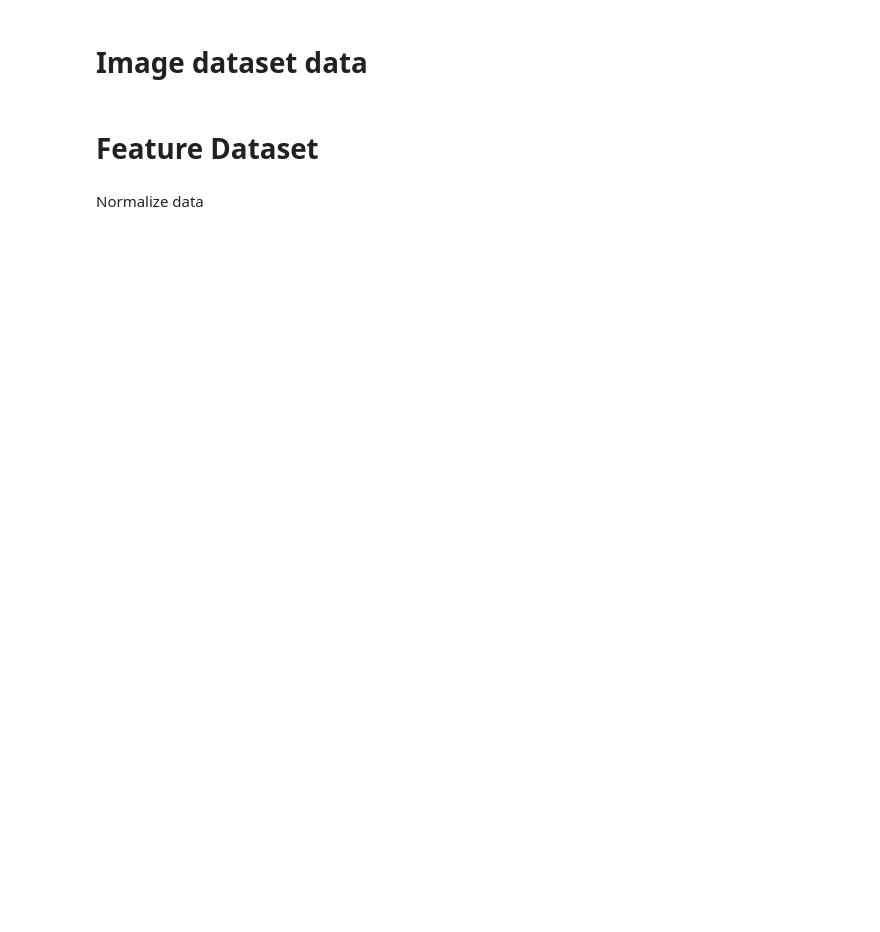
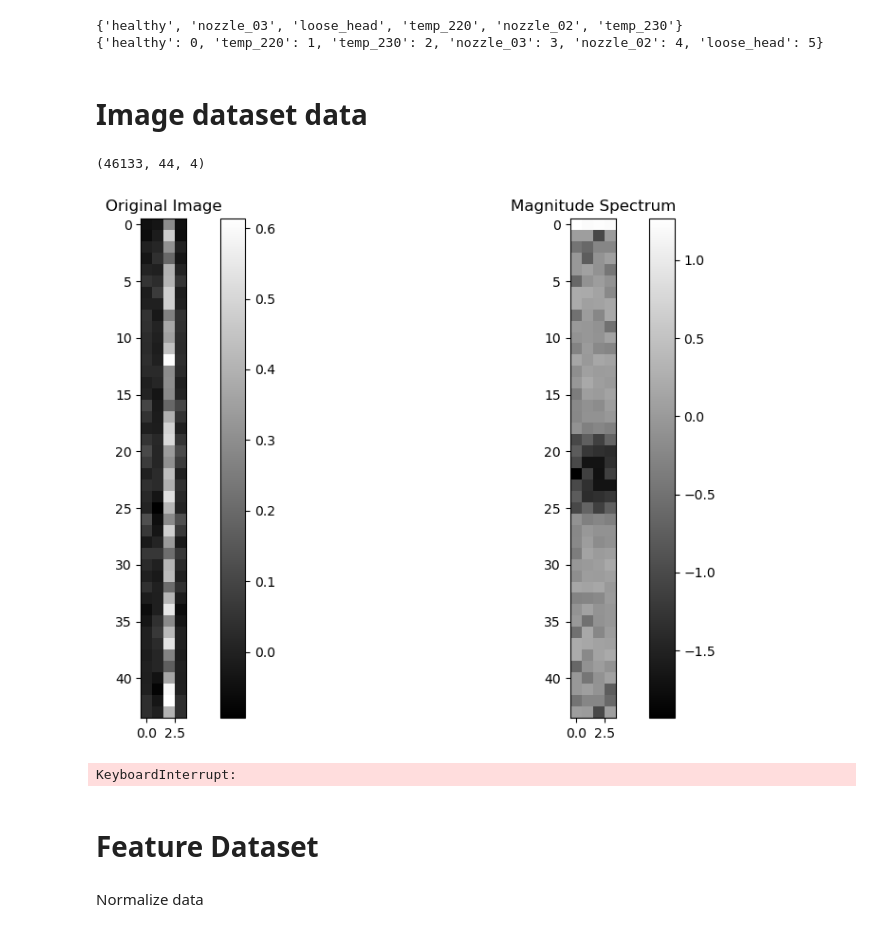
Before and after one commit to LeoKenny/3D_printer_failure_detection, a Jupyter notebook: data_feature_image_extraction.ipynb, the cells around one changed output. Saved outputs shown, nothing was run; the diff lists cells and outputs as text; code cells hidden in the pictures; blank space fills up the shorter version.

```diff
--- a/data_feature_image_extraction.ipynb
+++ b/data_feature_image_extraction.ipynb
@@ -66,23 +58,77 @@ def process_data(dataset,label):
 # %%
 df_all = pd.DataFrame()
 list_classes = set()
-for file in Path(folder).glob("benchy_*"):
+for file in folder.glob("benchy_*"):
     list_classes.add(extract_class(file.name))
 print(list_classes)
 
 class_index = {'healthy':0, 'temp_220':1, 'temp_230':2, 'nozzle_03':3,'nozzle_02':4, 'loose_head':5}
 print(class_index)
-with open(Path(folder)/"class_index.json", 'w') as json_file:
+with open(folder/"class_index.json", 'w') as json_file:
     json.dump(class_index, json_file)
+# %% [output]
+{'healthy', 'nozzle_03', 'loose_head', 'temp_220', 'nozzle_02', 'temp_230'}
+{'healthy': 0, 'temp_220': 1, 'temp_230': 2, 'nozzle_03': 3, 'nozzle_02': 4, 'loose_head': 5}
 # %% [markdown]
 # Image dataset data
+# %%
+x_data = np.empty((0, timesteps, window_size, 4))
+y_data = np.empty((0, 1))
+
+for file in folder.glob("benchy_1_*"):
+    df = pd.read_parquet(file)
+    data = window_using_rolling(df, window=window_size, step=int(window_size*window_overlap), columns=["accel_x", "accel_y", "accel_z", "accel_x"])
+    unique = df["class"].unique()
+    if len(unique) != 1:
+        print(f"failure: {file} - {unique}")
+        break
+    else:
+        unique = unique[0]
+
+    processed_data = image_extraction(data)
+# %%
+data.shape
+# %% [output]
+(46133, 44, 4)
+# %%
+import matplotlib.pyplot as plt
+# Perform 2D Discrete Fourier Transform (DFT)
+image = data[10000]
+dft_image = np.fft.fft2(image)
+
+# Shift the zero-frequency component to the center of the spectrum
+# dft_shifted = np.fft.fftshift(dft_image)
+
+# Compute the magnitude spectrum (for visualization)
+magnitude_spectrum = np.log10(np.abs(dft_image))
+
+# Plot the original image and its magnitude spectrum
+plt.figure(figsize=(12, 6))
+
+# Original image
+plt.subplot(1, 2, 1)
+plt.imshow(image, cmap='gray')
+plt.title('Original Image')
+plt.colorbar()
+
+# Magnitude Spectrum
+plt.subplot(1, 2, 2)
+plt.imshow(magnitude_spectrum, cmap='gray')  # Use log scale for better visualization
+plt.title('Magnitude Spectrum')
+plt.colorbar()
+
+# Adjust layout and show plot
+plt.tight_layout()
+plt.show()
+# %% [output]
+[figure, added]
 # %%
-x_data = np.empty((0, timesteps, 44, 4))
+x_data = np.empty((0, timesteps, window_size, 4))
 y_data = np.empty((0, 1))
 
 def process_file(file):
     df = pd.read_parquet(file)
-    data = window_using_rolling(df, columns=["accel_x", "accel_y", "accel_z", "accel_x"])
+    data = window_using_rolling(df, window=window_size, step=int(window_size*window_overlap), columns=["accel_x", "accel_y", "accel_z", "accel_x"])
     unique = df["class"].unique()
     if len(unique) != 1:
         print(f"failure: {file} - {unique}")
@@ -90,7 +136,7 @@ def process_file(file):
     else:
         unique = unique[0]
 
-    processed_data = image_extraction(data, class_index[unique])
+    processed_data = image_extraction(data)
     processed_data2 = processed_data[processed_data.shape[0] % timesteps:, :]
     reshaped_data = processed_data2.reshape((
         processed_data2.shape[0] // timesteps,
@@ -107,8 +153,10 @@ def collect_results(result):
         x_data = np.vstack((x_data, reshaped_data))
         y_data = np.vstack((y_data, y_data_temp))
 
-with Pool(cpu_count()) as pool:
-    files = list(Path(folder).glob("benchy_*"))
+with Pool(1) as pool:
+    files = list(folder.glob("benchy_*"))[:1]
     for result in tqdm(pool.imap_unordered(process_file, files), total=len(files)):
         collect_results(result)
+# %% [output]
+KeyboardInterrupt:
 # %%
```
Also changed, not shown: parts of 9 cells of this notebook, 2 other files.
